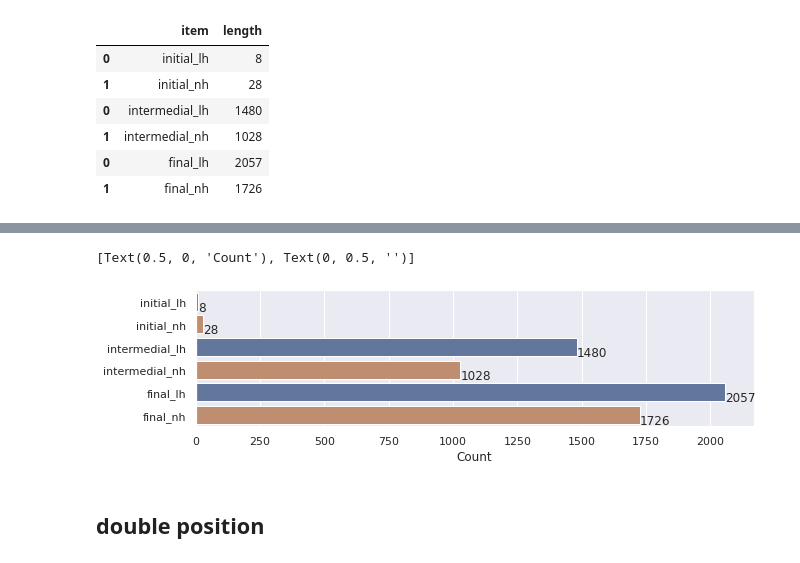
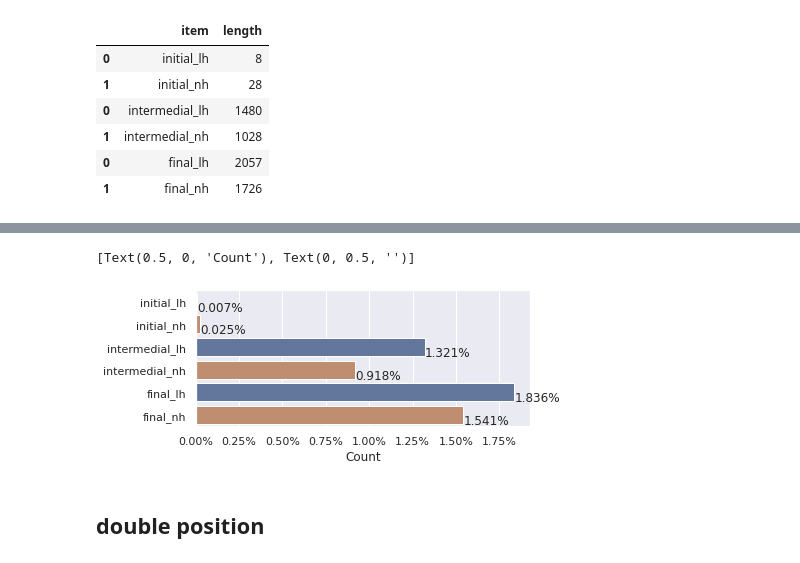
Before and after one commit to Portophon/palatal-sonorants-pt, a Jupyter notebook: NH_&_LH_DicioAberto_stats.ipynb, the cells around one changed output, grey strips where cells are left out. Saved outputs shown, nothing was run; the diff lists cells and outputs as text; code cells hidden in the pictures.

```diff
--- a/NH_&_LH_DicioAberto_stats.ipynb
+++ b/NH_&_LH_DicioAberto_stats.ipynb
@@ -593,3 +629,10 @@ p_m_nh_lh_dipth_stats
 | 2 | word_m | 26866 |
 | 3 | word_lh | 3547 |
 | 4 | word_nh | 2755 |
+# %%
+max_total_words_length = p_m_nh_lh_dipth_stats["length"].max()
+
+p_m_nh_lh_dipth_stats["length"] = p_m_nh_lh_dipth_stats["length"]/max_total_words_length
+p_m_nh_lh_dipth_stats["length"] = p_m_nh_lh_dipth_stats["length"].round(5)
+p_m_nh_lh_dipth_stats.drop(index=p_m_nh_lh_dipth_stats.index[0], axis=0, inplace=True)
+p_m_nh_lh_dipth_stats
@@ -599,7 +648,9 @@ all_colors = {
     'word_p': '#aaaaaa',
     'word_m': '#aaaaaa',
     'word_lh': '#5975a4',
+    'word_lh_clitic': '#5975a4',
     'word_nh': '#cc8963',
+    'word_nh_diminutive': '#cc8963'
 }
 
 all_colors = list(all_colors.values())
@@ -607,8 +658,10 @@ sns.set_palette(sns.color_palette(all_colors))
 
 fig, ax = plt.subplots()
 ax = sns.barplot(x="length", y="item" , data=p_m_nh_lh_dipth_stats)
+ax.xaxis.set_major_formatter(ticker.PercentFormatter(1))
+ax.set(xlim=(0, 0.3))
 show_values_on_bars_h(ax)
-fig.set_size_inches(10, 1.75)
+fig.set_size_inches(5, 1.75)
 ax.set(xlabel="Count", ylabel="")
 # %% [output]
 [Text(0.5, 0, 'Count'), Text(0, 0.5, '')]
@@ -1097,3 +1164,7 @@ df
 | 1 | intermedial_nh | 1028 |
 | 0 | final_lh | 2057 |
 | 1 | final_nh | 1726 |
+# %%
+df["length"] = df["length"]/max_total_words_length
+df["length"] = df["length"].round(5)
+df
@@ -1100,22 +1179,26 @@ df
 # %%
 all_colors = {
     'word_lh': '#5975a4',
     'word_nh': '#cc8963'
 }
 
 all_colors = list(all_colors.values())
 all_colors = all_colors*3
 sns.set_palette(sns.color_palette(all_colors))
 
 
 fig, ax = plt.subplots()
 ax = sns.barplot(x="length", y="item" , data=df)
+
+ax.xaxis.set_major_formatter(ticker.PercentFormatter(1))
 show_values_on_bars_h(ax)
-fig.set_size_inches(10,2.5)
+
+fig.set_size_inches(6,2.5)
+
 ax.set(xlabel="Count", ylabel="")
 # %% [output]
 [Text(0.5, 0, 'Count'), Text(0, 0.5, '')]
-[figure, old version]
+[figure, new version]
 # %% [markdown]
 ## double position
 # %%
```
Also changed, not shown: parts of 14 cells of this notebook, 3 other files.
